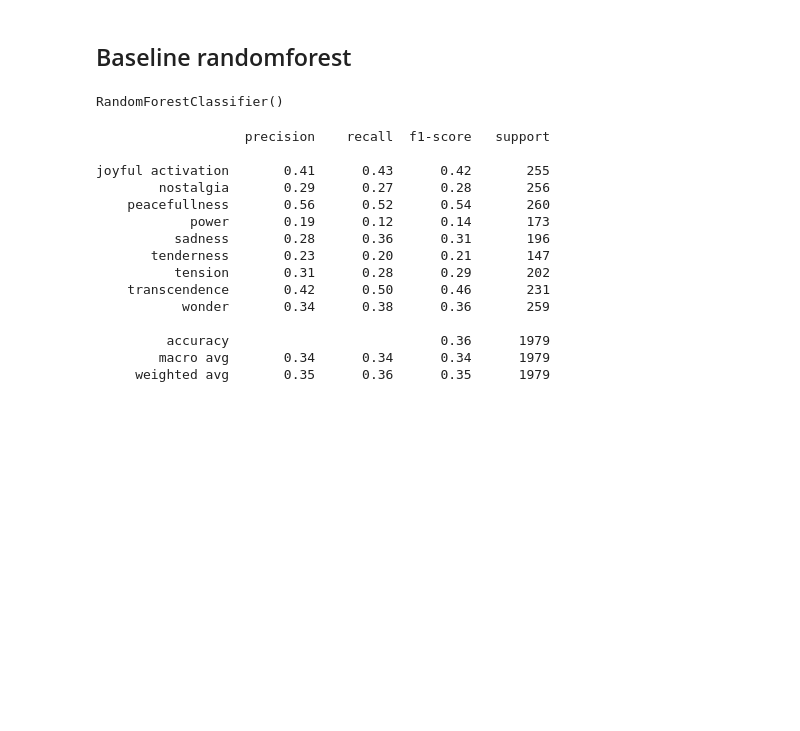
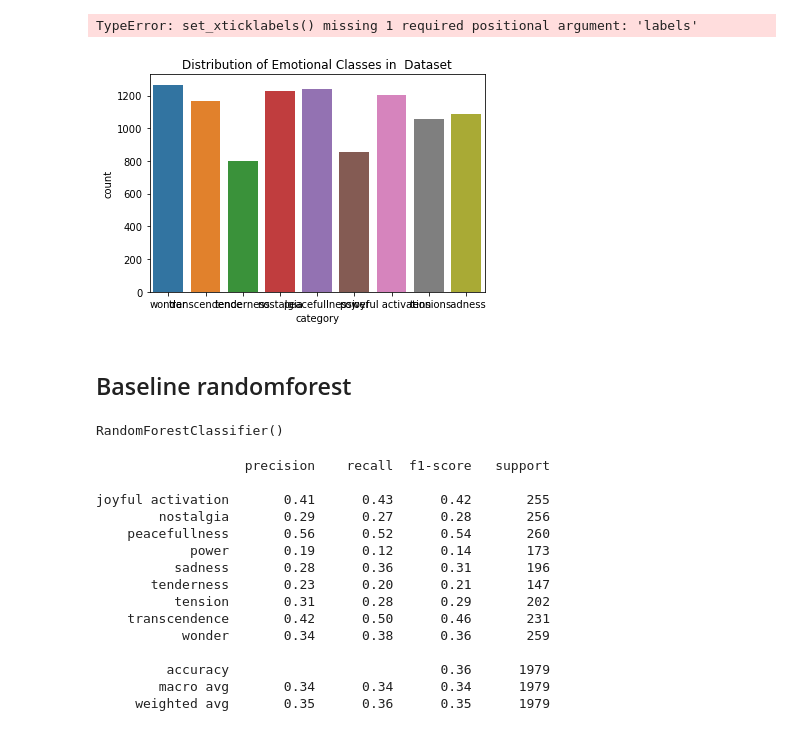
Before and after one commit to sulayman-ali/MusicMood, a Jupyter notebook: notebooks/EDA.ipynb, the cells around one changed output. Saved outputs shown, nothing was run; the diff lists cells and outputs as text; code cells hidden in the pictures; blank space fills up the shorter version.

Commit message:
add dist plot

```diff
--- a/notebooks/EDA.ipynb
+++ b/notebooks/EDA.ipynb
@@ -50,3 +50,10 @@ df.shape
+# %%
+ax = sns.countplot(df.category)
+title = ax.set_title("Distribution of Emotional Classes in  Dataset")
+ticks = ax.set_xticklabels(rotation = 45)
+# %% [output]
+TypeError: set_xticklabels() missing 1 required positional argument: 'labels'
+[figure, added]
 # %% [markdown]
 ## Baseline randomforest
 # %%
```
Also changed, not shown: parts of 1 cell of this notebook.
